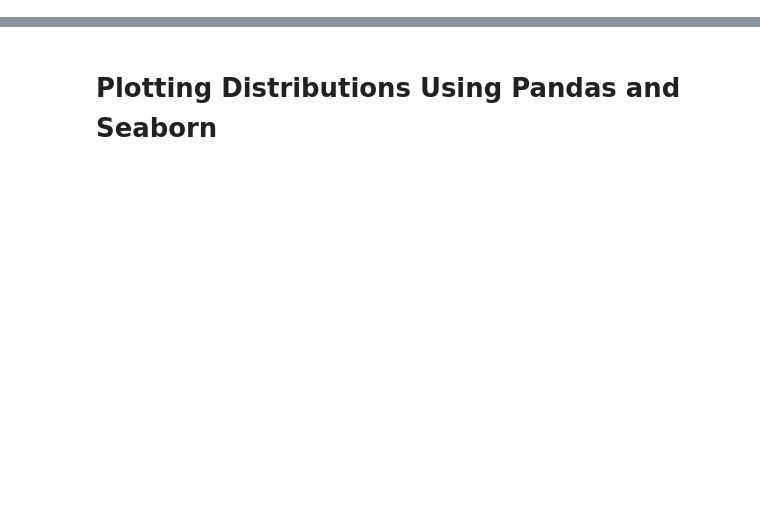
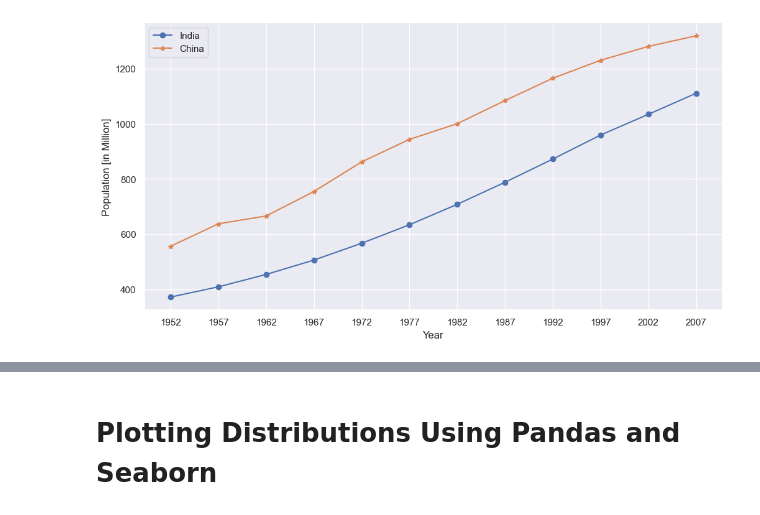
Before and after one commit to kamath-abhijith/Statistics-for-Data-Science, a Jupyter notebook: notebooks/02 Plotting Distributions.ipynb, the cells around one changed output, grey strips where cells are left out. Saved outputs shown, nothing was run; the diff lists cells and outputs as text; code cells hidden in the pictures; blank space fills up the shorter version.

```diff
--- a/notebooks/02 Plotting Distributions.ipynb
+++ b/notebooks/02 Plotting Distributions.ipynb
@@ -0,0 +8,3 @@
+# %%
+population = pd.read_csv('../data/countries.csv')
+population.head()
@@ -0,0 +48,3 @@
+# %%
+indian = population[population.country == 'India']
+chinese = population[population.country == 'China']
@@ -0,0 +67,14 @@
+# %%
+plt.figure(figsize=(12,6))
+plt.plot(indian.year, indian.population / 10**6, '-o', label=r'India')
+plt.plot(chinese.year, chinese.population / 10**6, '-*', label=r'China')
+plt.legend()
+
+plt.ylabel(r'Population [in Million]')
+plt.xlabel(r'Year')
+
+plt.xticks(indian.year)
+
+plt.show()
+# %% [output]
+[figure, added]
```
Also changed, not shown: parts of 31 cells of this notebook, 15 other files.
